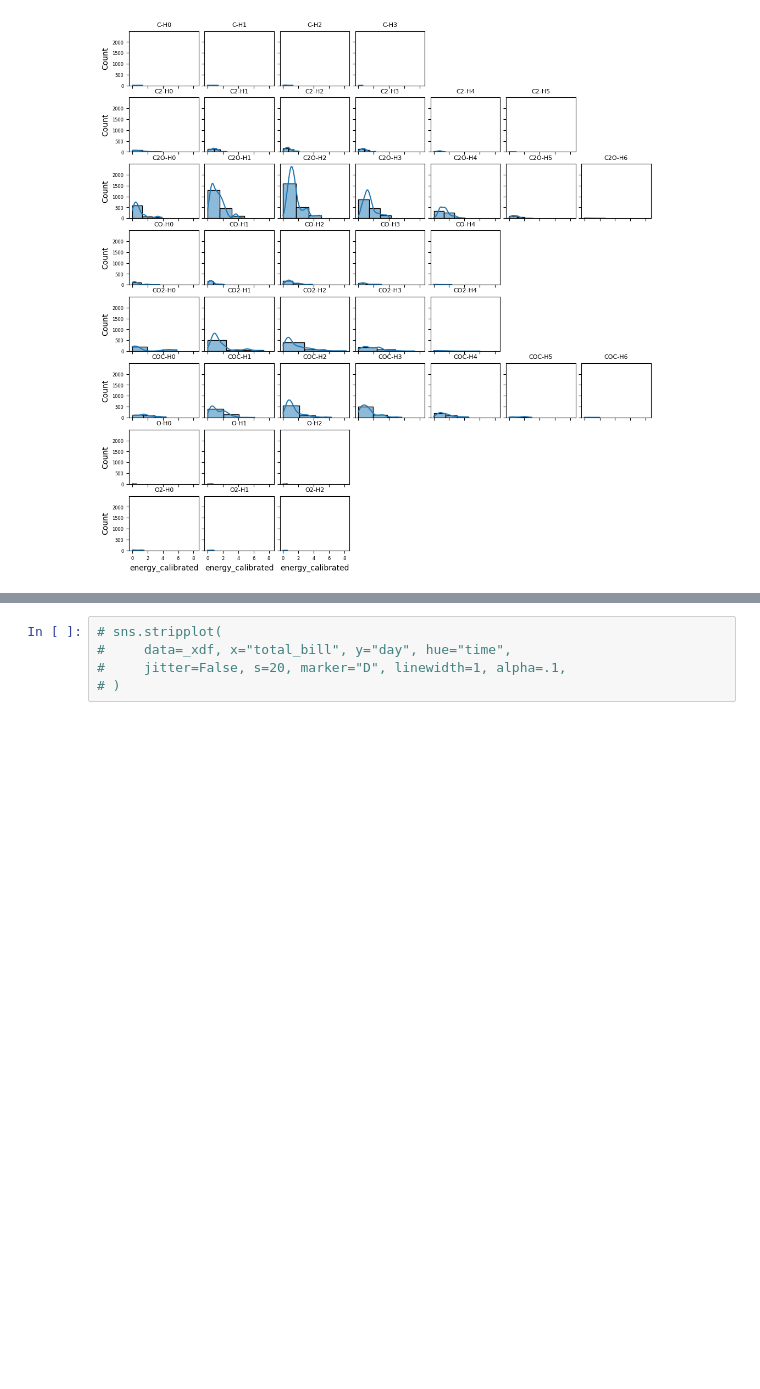
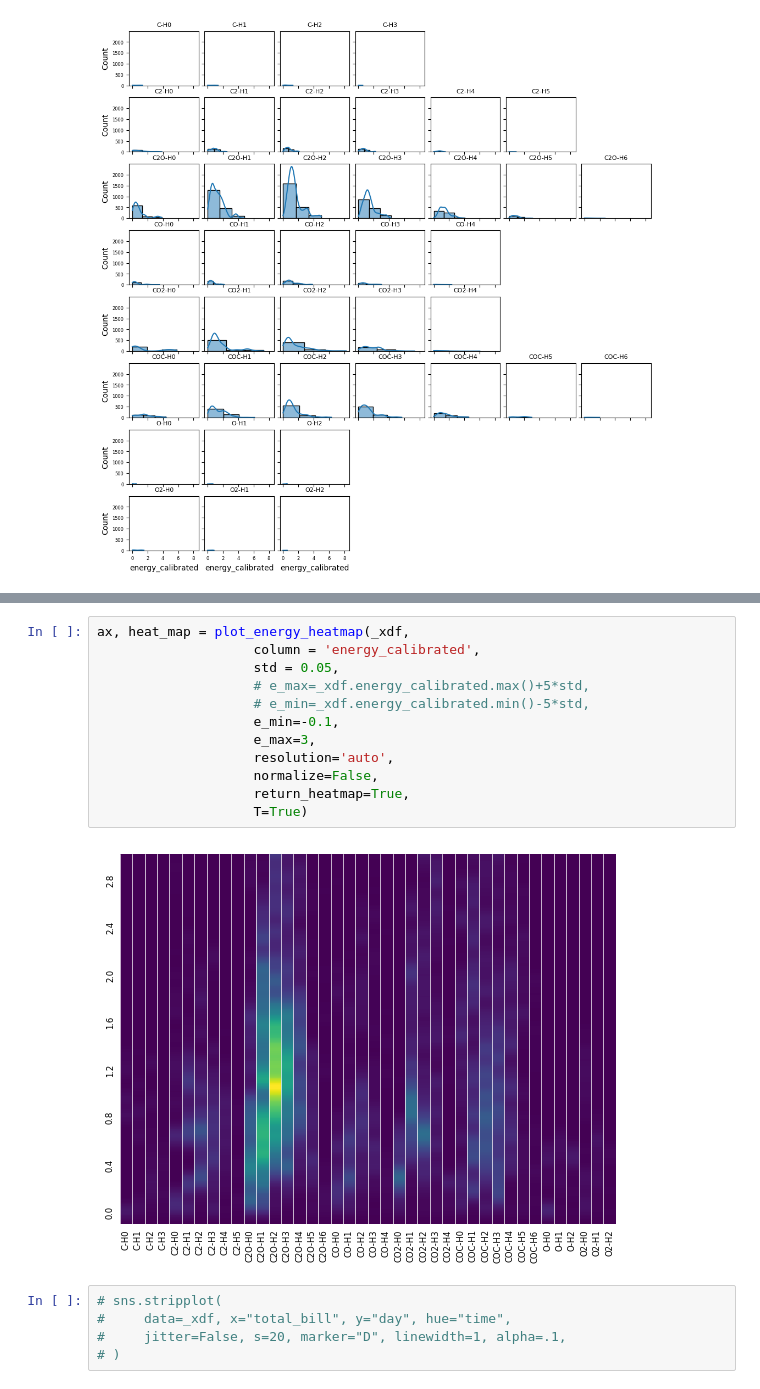
Before and after one commit to basf/autoadsorbate, a Jupyter notebook: scripts/aads_2025.ipynb, the cells around one changed output, grey strips where cells are left out. Saved outputs shown, nothing was run; the diff lists cells and outputs as text; blank space fills up the shorter version.

```diff
--- a/scripts/aads_2025.ipynb
+++ b/scripts/aads_2025.ipynb
@@ -305,3 +360,17 @@ Type:      function
+# %%
+ax, heat_map = plot_energy_heatmap(_xdf,
+                    column = 'energy_calibrated',
+                    std = 0.05,
+                    # e_max=_xdf.energy_calibrated.max()+5*std,
+                    # e_min=_xdf.energy_calibrated.min()-5*std,
+                    e_min=-0.1,
+                    e_max=3,
+                    resolution='auto',
+                    normalize=False,
+                    return_heatmap=True,
+                    T=True)
+# %% [output]
+[figure, added]
 # %%
 # sns.stripplot(
 #     data=_xdf, x="total_bill", y="day", hue="time",
```
Also changed, not shown: parts of 2 cells of this notebook.
